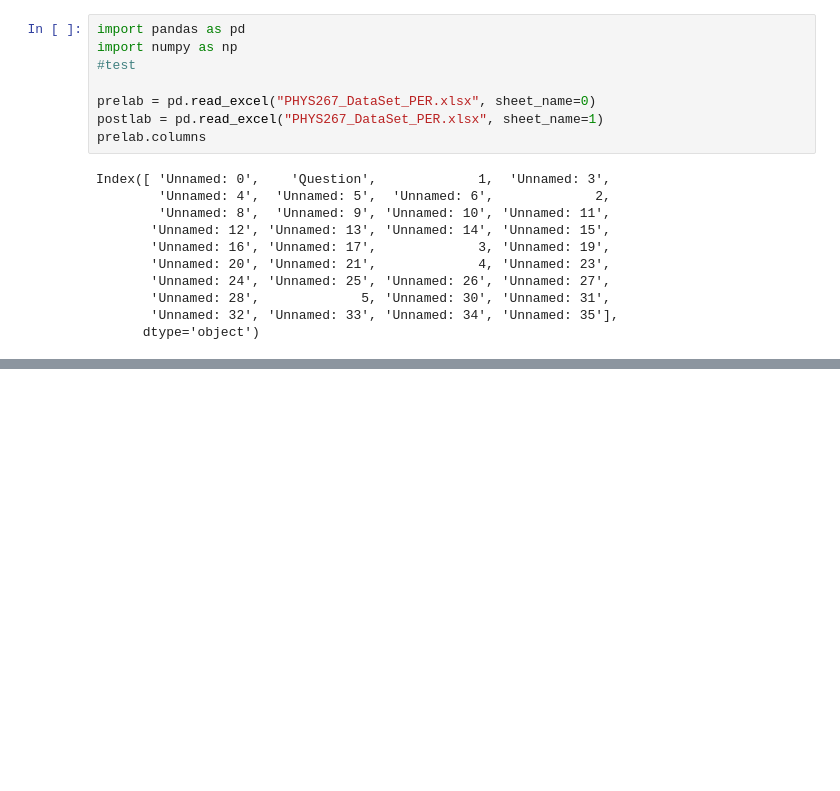
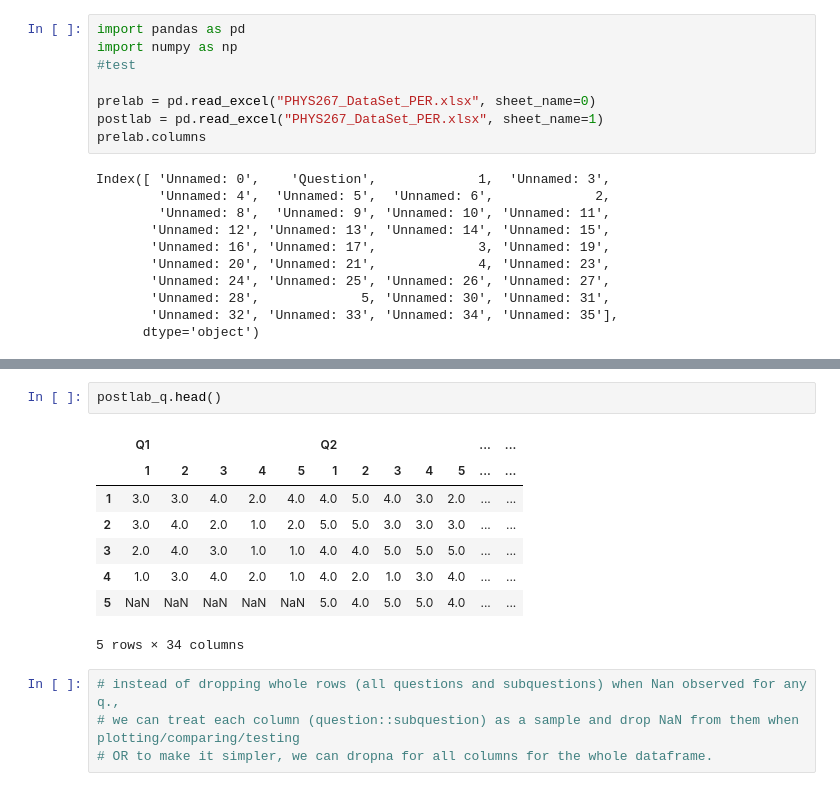
Before and after one commit to Devejya/project, a Jupyter notebook: project_test.ipynb, the cells around one changed output, grey strips where cells are left out. Drawn from its saved outputs; the diff is of its cells as text; blank space fills up the shorter version.

```diff
--- a/project_test.ipynb
+++ b/project_test.ipynb
@@ -107,0 +112,15 @@ plt.show()
+# %%
+postlab_q.head()
+# %% [output]
+|  | Q1 |  |  |  |  | Q2 |  |  |  |  | ... | ... |
+|  | 1 | 2 | 3 | 4 | 5 | 1 | 2 | 3 | 4 | 5 | ... | ... |
+| 1 | 3.0 | 3.0 | 4.0 | 2.0 | 4.0 | 4.0 | 5.0 | 4.0 | 3.0 | 2.0 | ... | ... |
+| 2 | 3.0 | 4.0 | 2.0 | 1.0 | 2.0 | 5.0 | 5.0 | 3.0 | 3.0 | 3.0 | ... | ... |
+| 3 | 2.0 | 4.0 | 3.0 | 1.0 | 1.0 | 4.0 | 4.0 | 5.0 | 5.0 | 5.0 | ... | ... |
+| 4 | 1.0 | 3.0 | 4.0 | 2.0 | 1.0 | 4.0 | 2.0 | 1.0 | 3.0 | 4.0 | ... | ... |
+| 5 | NaN | NaN | NaN | NaN | NaN | 5.0 | 4.0 | 5.0 | 5.0 | 4.0 | ... | ... |
+5 rows × 34 columns
+# %%
+# instead of dropping whole rows (all questions and subquestions) when Nan observed for any q.,
+# we can treat each column (question::subquestion) as a sample and drop NaN from them when plotting/comparing/testing
+# OR to make it simpler, we can dropna for all columns for the whole dataframe.
```
Also changed, not shown: parts of 3 cells of this notebook, 1 other file.
